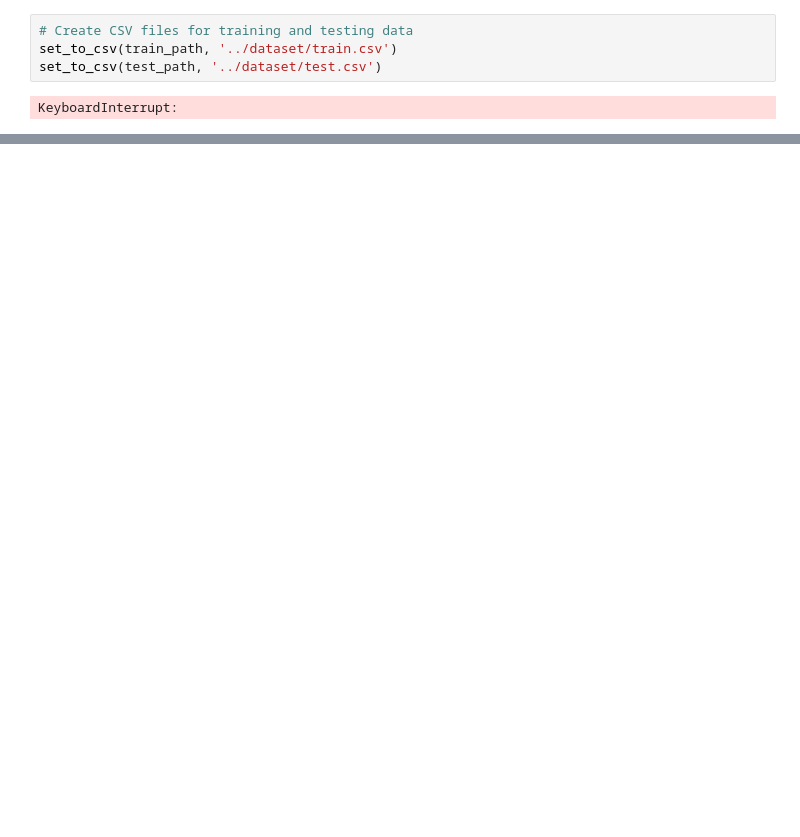
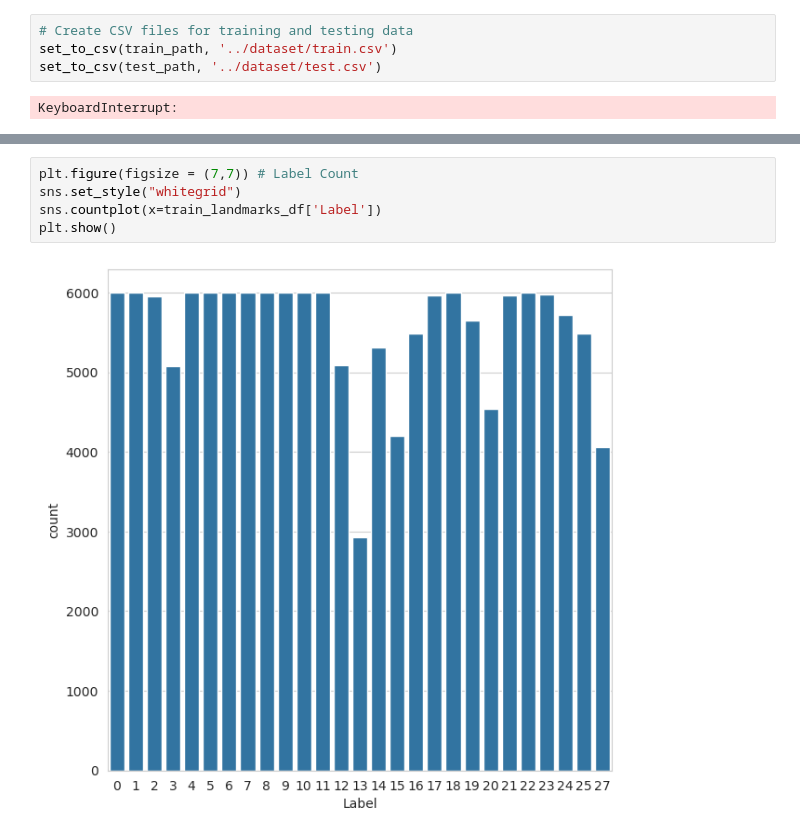
Before and after one commit to Lekiios/SLR, a Jupyter notebook: src/train_alphabet_detection_v2.ipynb, the cells around one changed output, grey strips where cells are left out. Drawn from its saved outputs; the diff is of its cells as text; blank space fills up the shorter version.

```diff
--- a/src/train_alphabet_detection_v2.ipynb
+++ b/src/train_alphabet_detection_v2.ipynb
@@ -150,0 +188,7 @@ KeyboardInterrupt:
+# %%
+plt.figure(figsize = (7,7)) # Label Count
+sns.set_style("whitegrid")
+sns.countplot(x=train_landmarks_df['Label'])
+plt.show()
+# %% [output]
+[figure, added]
```
Also changed, not shown: parts of 16 cells of this notebook, 2 other files.
